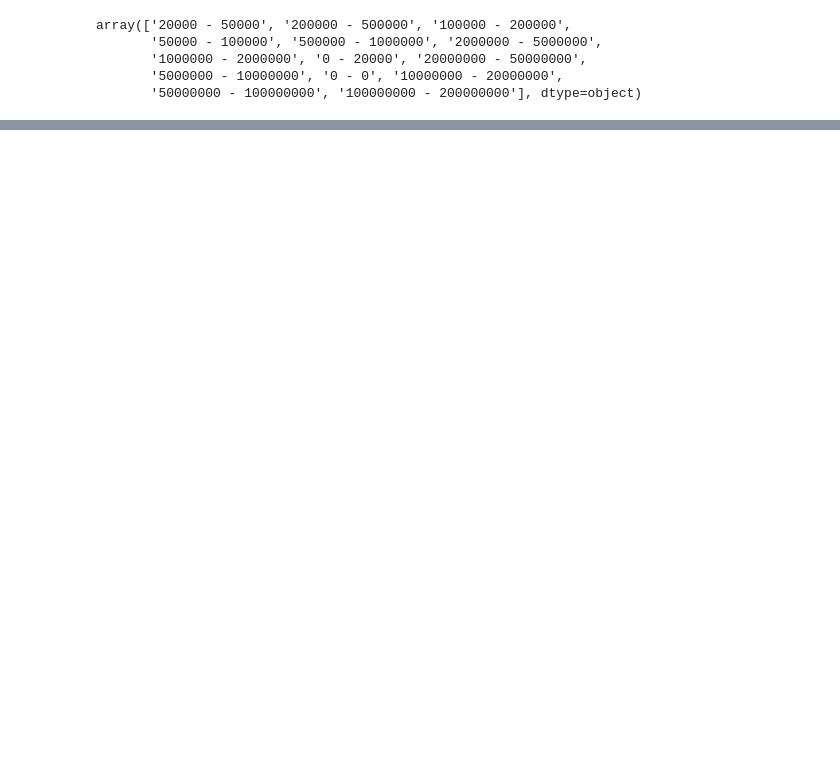
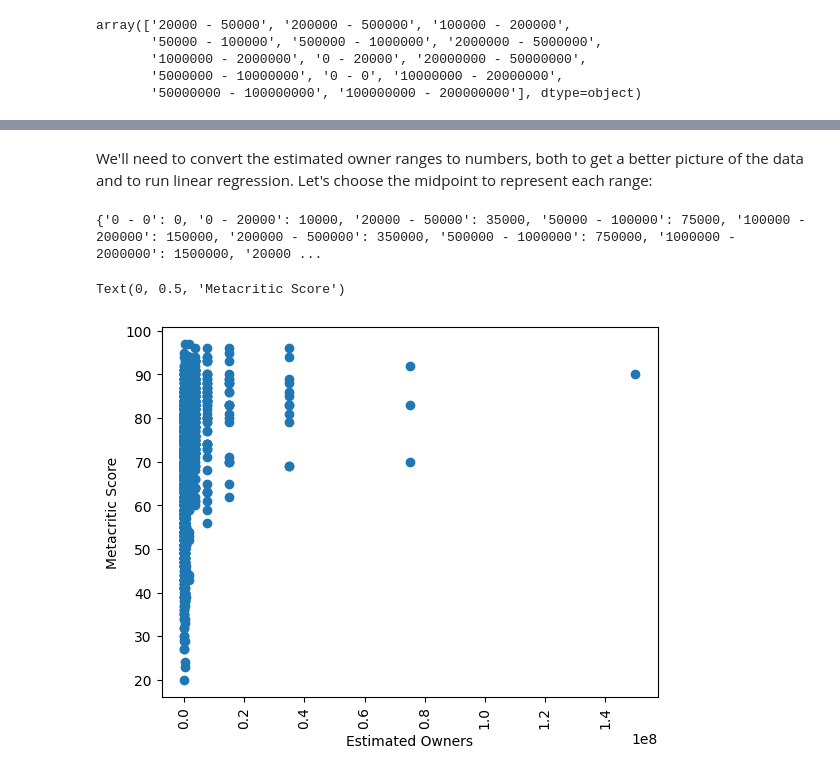
Before and after one commit to PietroPietrovski/Steam-Stat-Project, a Jupyter notebook: project.ipynb, the cells around one changed output, grey strips where cells are left out. Drawn from its saved outputs; the diff is of its cells as text; code cells hidden in the pictures; blank space fills up the shorter version.

```diff
--- a/project.ipynb
+++ b/project.ipynb
@@ -501,0 +423,19 @@ PearsonRResult(statistic=0.20146664885771046, pvalue=4.514281010589343e-37)
+# %% [markdown]
+We'll need to convert the estimated owner ranges to numbers, both to get a better picture of the data and to run linear regression. Let's choose the midpoint to represent each range:
+# %%
+range2num = dict.fromkeys(est_owners)
+for key in range2num.keys():
+    min = int(key.split(" - ")[0])
+    max = int(key.split(" - ")[1])
+    range2num[key] = int(min + ((max - min)/2))
+print(range2num)
+df["Estimated owners"] = df["Estimated owners"].apply(lambda x: range2num[x])
+
+plt.scatter(df["Estimated owners"], df["Metacritic score"])
+plt.xticks(rotation=90)
+plt.xlabel("Estimated Owners")
+plt.ylabel("Metacritic Score")
+# %% [output]
+{'0 - 0': 0, '0 - 20000': 10000, '20000 - 50000': 35000, '50000 - 100000': 75000, '100000 - 200000': 150000, '200000 - 500000': 350000, '500000 - 1000000': 750000, '1000000 - 2000000': 1500000, '20000 ...
+Text(0, 0.5, 'Metacritic Score')
+[figure, added]
```
Also changed, not shown: parts of 108 cells of this notebook.
